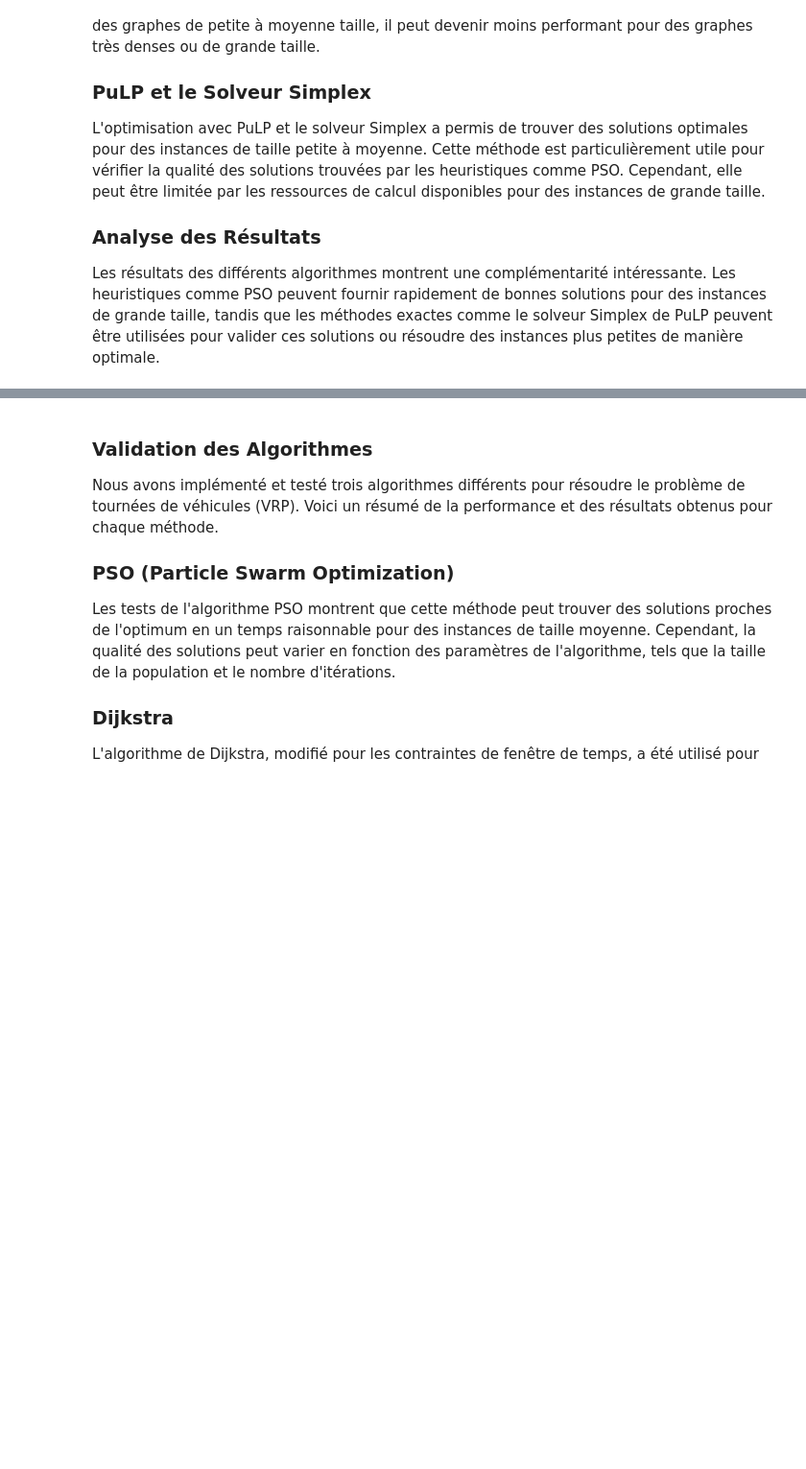
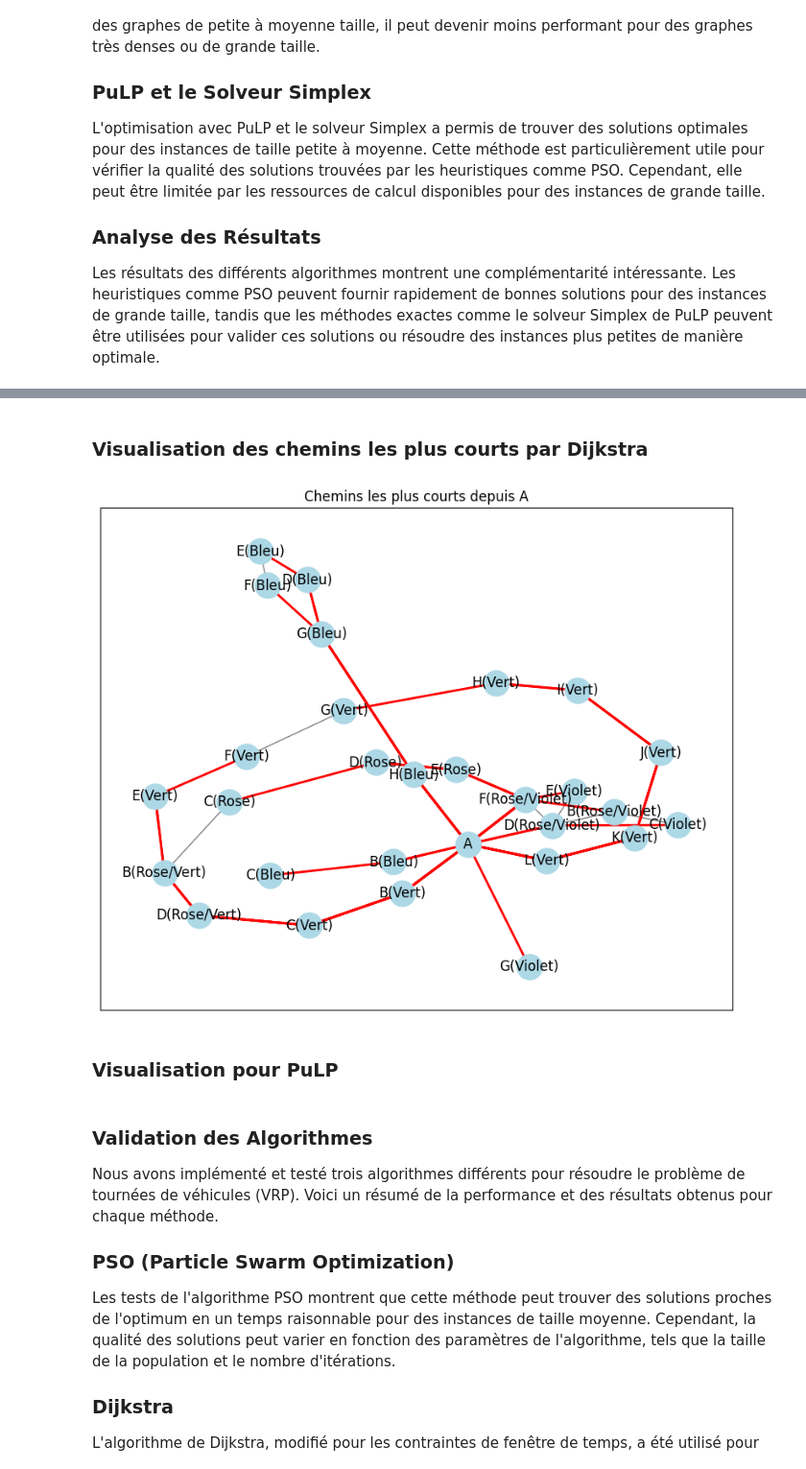
Before and after one commit to AirG213/Projet-Recherche-Operationnelle, a Jupyter notebook: Livrable2.ipynb, the cells around one changed output, grey strips where cells are left out. Shown: that part at 96% size. Cells and saved outputs as stored; diff of their text form; code cells hidden in the pictures; blank space fills up the shorter version.

```diff
--- a/Livrable2.ipynb
+++ b/Livrable2.ipynb
@@ -588,0 +475,31 @@ else:
+# %% [markdown]
+### Visualisation des chemins les plus courts par Dijkstra
+# %%
+def visualize_shortest_paths(graph, start_vertex, previous_nodes):
+    pos = nx.spring_layout(graph)  # Layout pour les nœuds
+    plt.figure(figsize=(10, 8))
+
+    # Dessiner le graphe
+    nx.draw_networkx_nodes(graph, pos, node_size=500, node_color='lightblue')
+    nx.draw_networkx_labels(graph, pos)
+    nx.draw_networkx_edges(graph, pos, edge_color='gray')
+
+    # Dessiner les chemins les plus courts
+    for target in graph.nodes:
+        if target != start_vertex:
+            path = []
+            while target is not None:
+                path.insert(0, target)
+                target = previous_nodes[target]
+            edges = [(path[i], path[i + 1]) for i in range(len(path) - 1)]
+            nx.draw_networkx_edges(graph, pos, edgelist=edges, edge_color='red', width=2.0)
+
+    plt.title(f"Chemins les plus courts depuis {start_vertex}")
+    plt.show()
+
+# Appel de la fonction de visualisation pour 'A'
+visualize_shortest_paths(G, 'A', previous_nodes)
+# %% [output]
+[figure, added]
+# %% [markdown]
+### Visualisation pour PuLP
```
Also changed, not shown: parts of 16 cells of this notebook.
